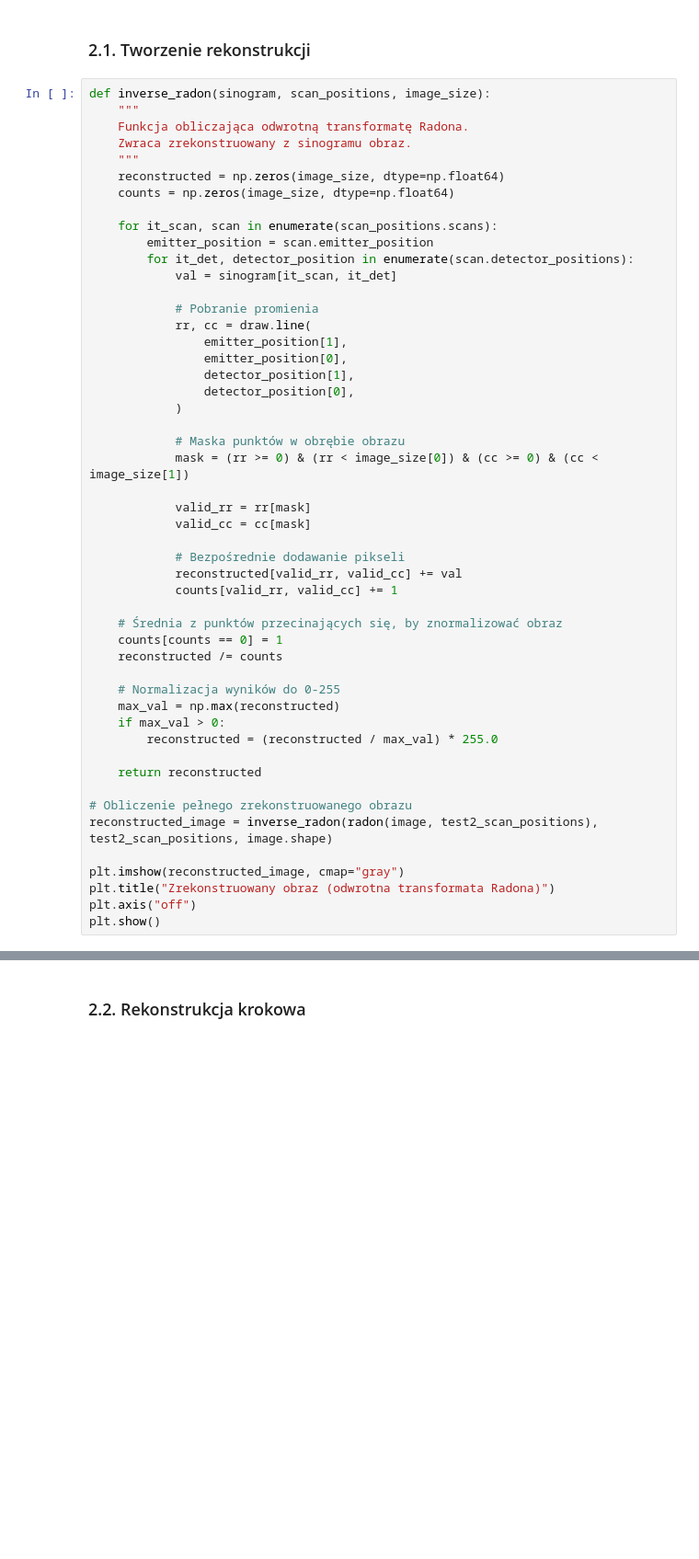
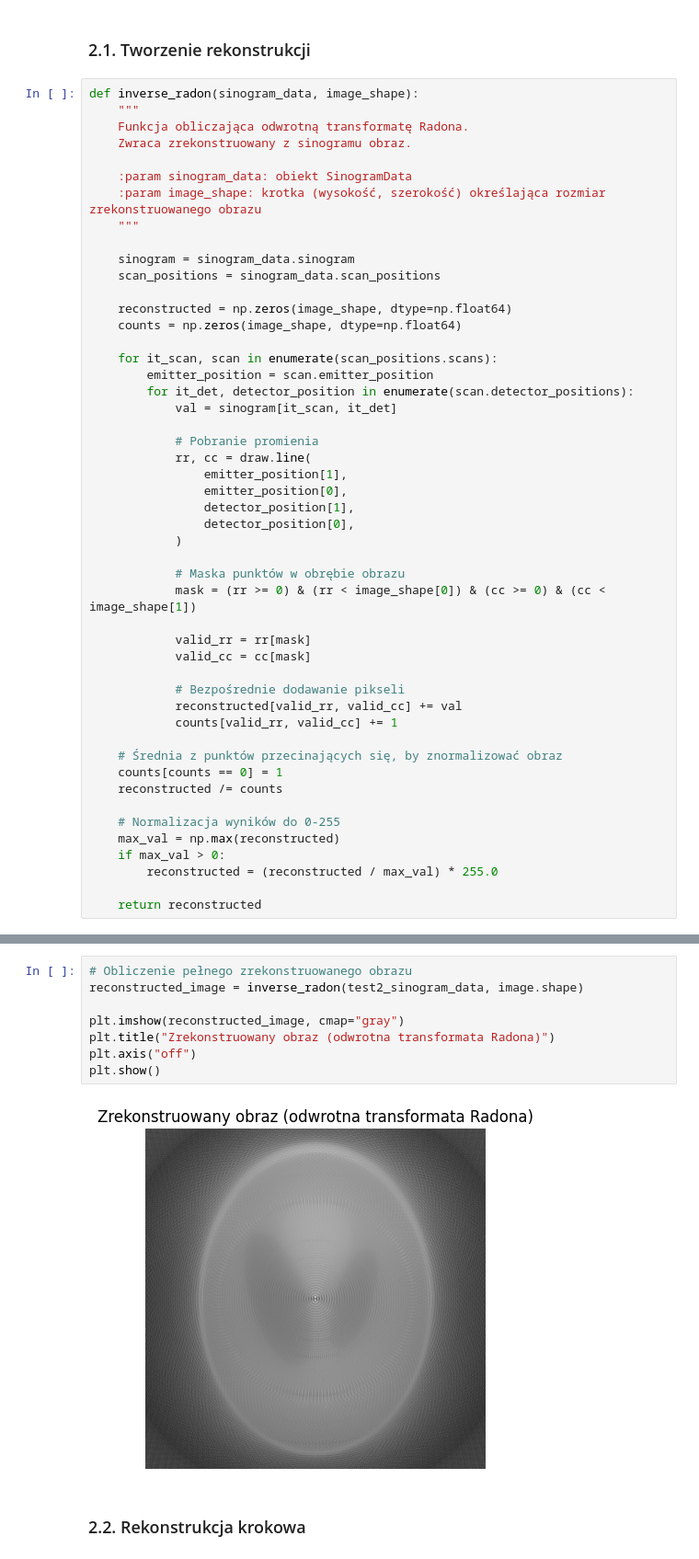
Before and after one commit to pwlsp/tomograf, a Jupyter notebook: tomograf.ipynb, the cells around one changed output, grey strips where cells are left out. Shown at 92% size. Cells and saved outputs as stored; diff of their text form; blank space fills up the shorter version.

```diff
--- a/tomograf.ipynb
+++ b/tomograf.ipynb
@@ -329,13 +350,20 @@ simulate_scan(
 # %% [markdown]
 ### 2.1. Tworzenie rekonstrukcji
 # %%
-def inverse_radon(sinogram, scan_positions, image_size):
+def inverse_radon(sinogram_data, image_shape):
     """
     Funkcja obliczająca odwrotną transformatę Radona.
     Zwraca zrekonstruowany z sinogramu obraz.
+
+    :param sinogram_data: obiekt SinogramData
+    :param image_shape: krotka (wysokość, szerokość) określająca rozmiar zrekonstruowanego obrazu
     """
-    reconstructed = np.zeros(image_size, dtype=np.float64)
-    counts = np.zeros(image_size, dtype=np.float64)
+
+    sinogram = sinogram_data.sinogram
+    scan_positions = sinogram_data.scan_positions
+
+    reconstructed = np.zeros(image_shape, dtype=np.float64)
+    counts = np.zeros(image_shape, dtype=np.float64)
 
     for it_scan, scan in enumerate(scan_positions.scans):
         emitter_position = scan.emitter_position
@@ -351,7 +379,7 @@ def inverse_radon(sinogram, scan_positions, image_size):
             )
 
             # Maska punktów w obrębie obrazu
-            mask = (rr >= 0) & (rr < image_size[0]) & (cc >= 0) & (cc < image_size[1])
+            mask = (rr >= 0) & (rr < image_shape[0]) & (cc >= 0) & (cc < image_shape[1])
 
             valid_rr = rr[mask]
             valid_cc = cc[mask]
@@ -370,11 +398,3 @@ def inverse_radon(sinogram, scan_positions, image_size):
         reconstructed = (reconstructed / max_val) * 255.0
 
     return reconstructed
-
-# Obliczenie pełnego zrekonstruowanego obrazu
-reconstructed_image = inverse_radon(radon(image, test2_scan_positions), test2_scan_positions, image.shape)
-
-plt.imshow(reconstructed_image, cmap="gray")
-plt.title("Zrekonstruowany obraz (odwrotna transformata Radona)")
-plt.axis("off")
-plt.show()
@@ -383,3 +401,13 @@ plt.show()
+# %%
+# Obliczenie pełnego zrekonstruowanego obrazu
+reconstructed_image = inverse_radon(test2_sinogram_data, image.shape)
+
+plt.imshow(reconstructed_image, cmap="gray")
+plt.title("Zrekonstruowany obraz (odwrotna transformata Radona)")
+plt.axis("off")
+plt.show()
+# %% [output]
+[figure, added]
 # %% [markdown]
 ### 2.2. Rekonstrukcja krokowa
 # %%
```
Also changed, not shown: parts of 7 cells of this notebook.
